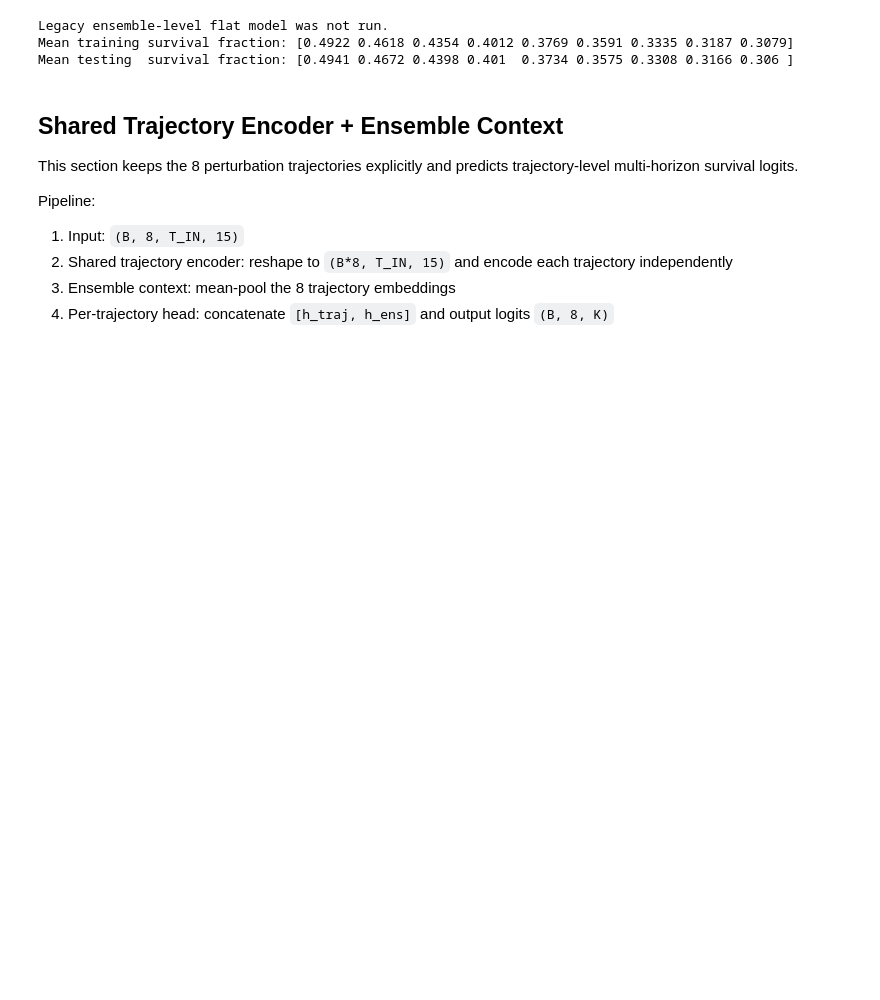
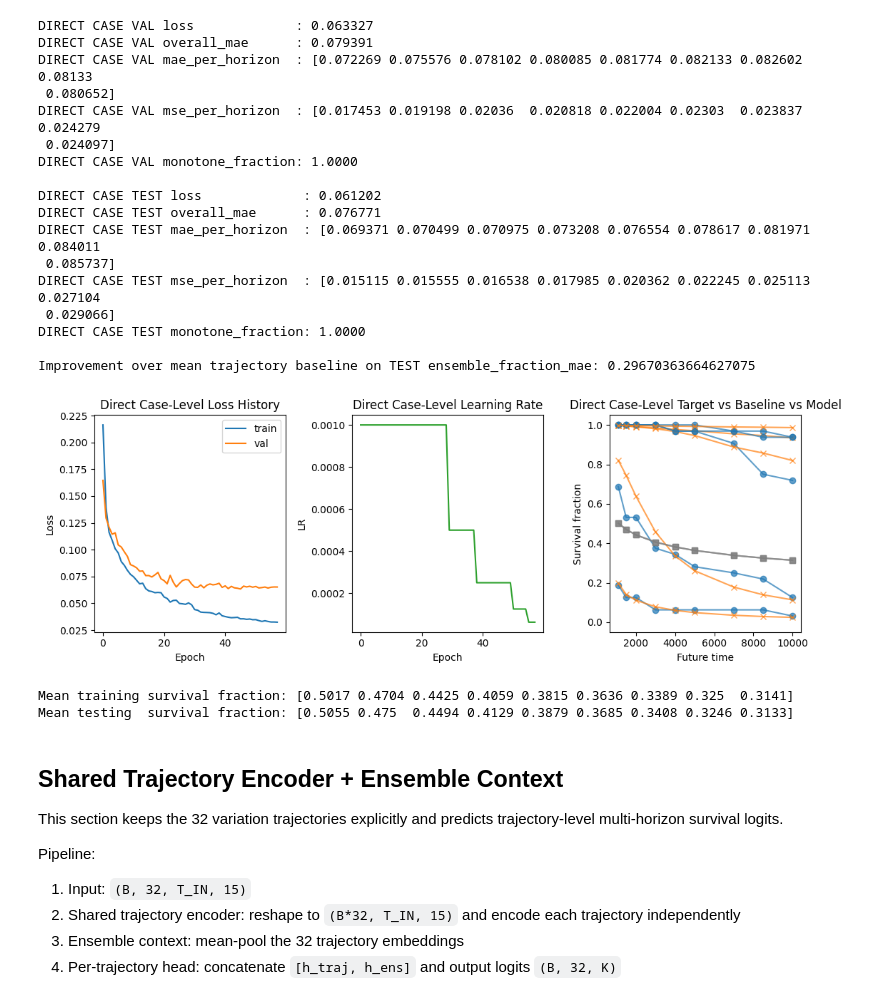
Before and after one commit to Simonwan03/stellar_dynamics_project, a Jupyter notebook: task_c.ipynb, the cells around one changed output. Cells and saved outputs as stored; diff of their text form; code cells hidden in the pictures; blank space fills up the shorter version.

```diff
--- a/task_c.ipynb
+++ b/task_c.ipynb
@@ -1140,60 +1198,77 @@ Skipping legacy ensemble-level flat model; set RUN_LEGACY_ENSEMBLE_MODEL=True to
 # %%
-if RUN_LEGACY_ENSEMBLE_MODEL and model is not None:
-    val_metrics = evaluate_model(model, val_loader, criterion)
-    test_metrics = evaluate_model(model, test_loader, criterion)
+if RUN_DIRECT_CASE_MODEL and direct_model is not None:
+    direct_val_metrics = evaluate_model(direct_model, direct_val_loader, direct_case_criterion)
+    direct_test_metrics = evaluate_model(direct_model, direct_test_loader, direct_case_criterion)
 
-    print_metrics("LEGACY MODEL VAL", val_metrics)
+    print_metrics("DIRECT CASE VAL", direct_val_metrics)
     print()
-    print_metrics("LEGACY MODEL TEST", test_metrics)
+    print_metrics("DIRECT CASE TEST", direct_test_metrics)
     print()
-    print("Improvement over mean trajectory baseline on TEST ensemble_fraction_mae:", baseline_test_metrics["overall_mae"] - test_metrics["overall_mae"])
+    print("Improvement over mean trajectory baseline on TEST ensemble_fraction_mae:", baseline_test_metrics["overall_mae"] - direct_test_metrics["overall_mae"])
 
     fig, axes = plt.subplots(1, 3, figsize=(11, 4))
 
-    axes[0].plot(history["train_loss"], label="train")
-    axes[0].plot(history["val_loss"], label="val")
-    axes[0].set_title("Legacy Loss History")
+    axes[0].plot(direct_history["train_loss"], label="train")
+    axes[0].plot(direct_history["val_loss"], label="val")
+    axes[0].set_title("Direct Case-Level Loss History")
     axes[0].set_xlabel("Epoch")
     axes[0].set_ylabel("Loss")
     axes[0].legend()
 
-    axes[1].plot(history["lr"], color="tab:green")
-    axes[1].set_title("Legacy Learning Rate")
+    axes[1].plot(direct_history["lr"], color="tab:green")
+    axes[1].set_title("Direct Case-Level Learning Rate")
     axes[1].set_xlabel("Epoch")
     axes[1].set_ylabel("LR")
 
-    example_ids = np.arange(min(5, len(test_metrics["preds"])))
+    example_ids = np.arange(min(5, len(direct_test_metrics["preds"])))
     for idx in example_ids:
-        axes[2].plot(FUTURE_TIMES, test_metrics["targets"][idx], marker="o", alpha=0.7, color="tab:blue")
+        axes[2].plot(FUTURE_TIMES, direct_test_metrics["targets"][idx], marker="o", alpha=0.7, color="tab:blue")
         axes[2].plot(FUTURE_TIMES, baseline_test_metrics["preds"][idx], marker="s", alpha=0.35, color="tab:gray")
-        axes[2].plot(FUTURE_TIMES, test_metrics["preds"][idx], marker="x", alpha=0.7, color="tab:orange")
-    axes[2].set_title("Legacy Target vs Baseline vs Model")
+        axes[2].plot(FUTURE_TIMES, direct_test_metrics["preds"][idx], marker="x", alpha=0.7, color="tab:orange")
+    axes[2].set_title("Direct Case-Level Target vs Baseline vs Model")
     axes[2].set_xlabel("Future time")
     axes[2].set_ylabel("Survival fraction")
     axes[2].set_ylim(-0.05, 1.05)
 
     plt.tight_layout()
     plt.show()
 else:
-    print("Legacy ensemble-level flat model was not run.")
+    print("Direct case-level model was not run.")
 
 print("Mean training survival fraction:", np.round(q_train.mean(axis=0), 4))
 print("Mean testing  survival fraction:", np.round(q_test.mean(axis=0), 4))
 # %% [output]
-Legacy ensemble-level flat model was not run.
-Mean training survival fraction: [0.4922 0.4618 0.4354 0.4012 0.3769 0.3591 0.3335 0.3187 0.3079]
-Mean testing  survival fraction: [0.4941 0.4672 0.4398 0.401  0.3734 0.3575 0.3308 0.3166 0.306 ]
+DIRECT CASE VAL loss             : 0.063327
+DIRECT CASE VAL overall_mae      : 0.079391
+DIRECT CASE VAL mae_per_horizon  : [0.072269 0.075576 0.078102 0.080085 0.081774 0.082133 0.082602 0.08133
+ 0.080652]
+DIRECT CASE VAL mse_per_horizon  : [0.017453 0.019198 0.02036  0.020818 0.022004 0.02303  0.023837 0.024279
+ 0.024097]
+DIRECT CASE VAL monotone_fraction: 1.0000
+
+DIRECT CASE TEST loss             : 0.061202
+DIRECT CASE TEST overall_mae      : 0.076771
+DIRECT CASE TEST mae_per_horizon  : [0.069371 0.070499 0.070975 0.073208 0.076554 0.078617 0.081971 0.084011
+ 0.085737]
+DIRECT CASE TEST mse_per_horizon  : [0.015115 0.015555 0.016538 0.017985 0.020362 0.022245 0.025113 0.027104
+ 0.029066]
+DIRECT CASE TEST monotone_fraction: 1.0000
+
+Improvement over mean trajectory baseline on TEST ensemble_fraction_mae: 0.29670363664627075
+[figure, added]
+Mean training survival fraction: [0.5017 0.4704 0.4425 0.4059 0.3815 0.3636 0.3389 0.325  0.3141]
+Mean testing  survival fraction: [0.5055 0.475  0.4494 0.4129 0.3879 0.3685 0.3408 0.3246 0.3133]
 # %% [markdown]
 ## Shared Trajectory Encoder + Ensemble Context
 
-This section keeps the 8 perturbation trajectories explicitly and predicts trajectory-level multi-horizon survival logits.
+This section keeps the 32 variation trajectories explicitly and predicts trajectory-level multi-horizon survival logits.
 
 Pipeline:
 
-1. Input: `(B, 8, T_IN, 15)`
-2. Shared trajectory encoder: reshape to `(B*8, T_IN, 15)` and encode each trajectory independently
-3. Ensemble context: mean-pool the 8 trajectory embeddings
-4. Per-trajectory head: concatenate `[h_traj, h_ens]` and output logits `(B, 8, K)`
+1. Input: `(B, 32, T_IN, 15)`
+2. Shared trajectory encoder: reshape to `(B*32, T_IN, 15)` and encode each trajectory independently
+3. Ensemble context: mean-pool the 32 trajectory embeddings
+4. Per-trajectory head: concatenate `[h_traj, h_ens]` and output logits `(B, 32, K)`
 # %%
 # Trajectory-level data loaders were built above as traj_train_loader/traj_val_loader/traj_test_loader.
 # They return (X, Y, Q, N) with shapes:
```
Also changed, not shown: parts of 14 cells of this notebook, 4 other files.
